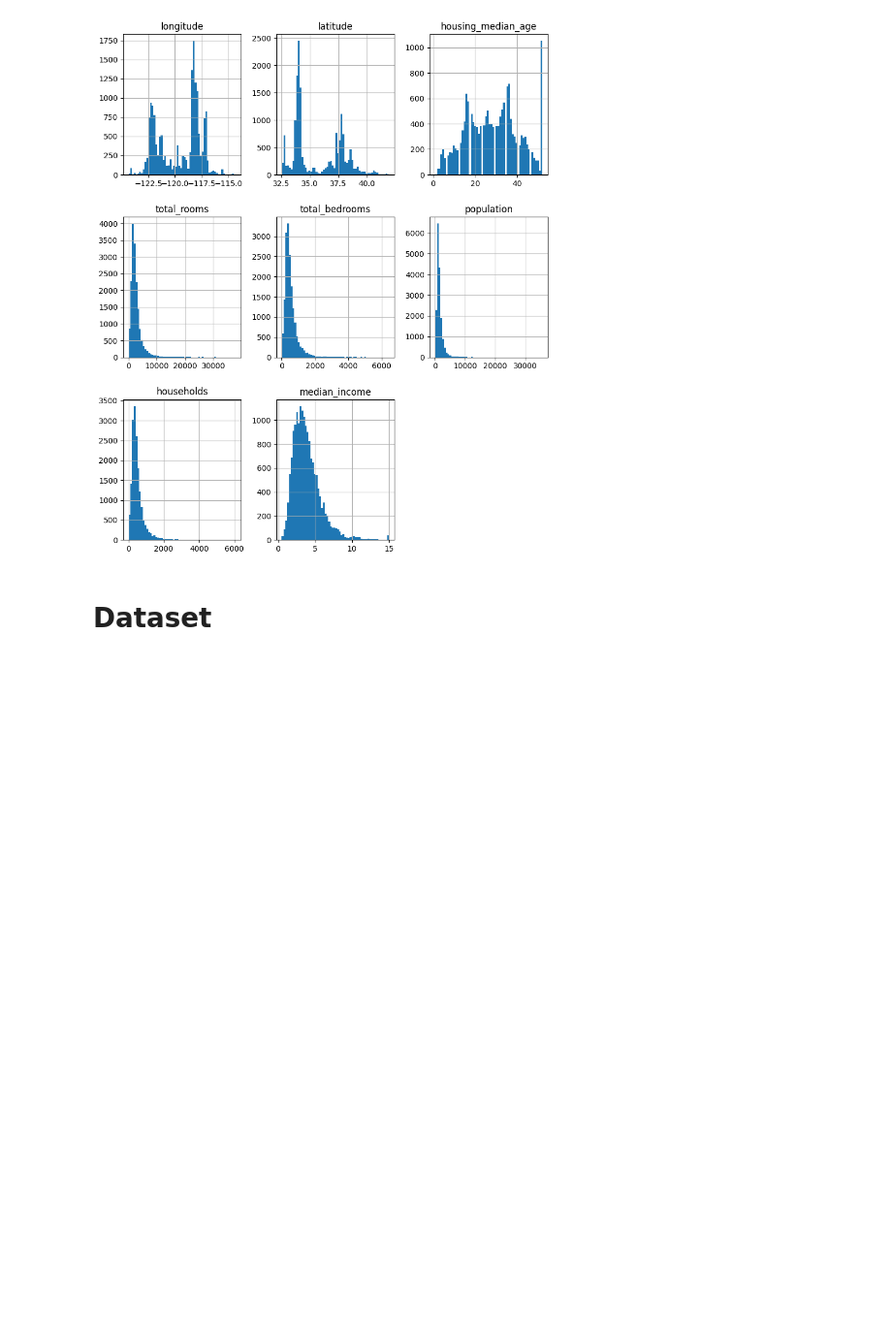
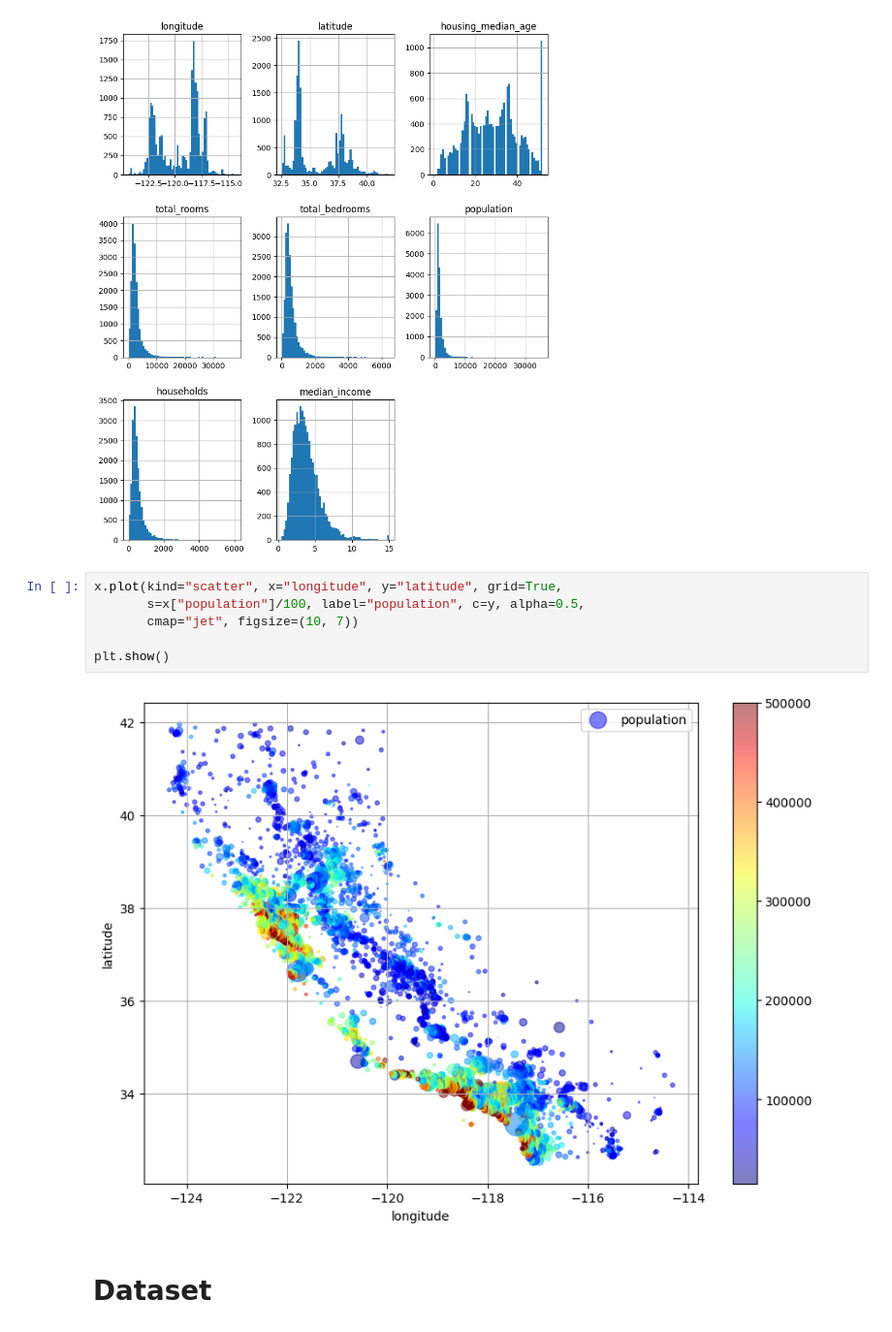
Before and after one commit to MetronWard/Computer-Vision-Course, a Jupyter notebook: Chapter_1_Pytorch_Fundamentals.ipynb, the cells around one changed output. Shown: that part at 97% size. Saved outputs shown, nothing was run; the diff lists cells and outputs as text; blank space fills up the shorter version.

```diff
--- a/Chapter_1_Pytorch_Fundamentals.ipynb
+++ b/Chapter_1_Pytorch_Fundamentals.ipynb
@@ -45,6 +45,14 @@ memory usage: 1.0 MB
 x.hist(figsize=(10, 12), bins=60);
 # %% [output]
 [figure]
+# %%
+x.plot(kind="scatter", x="longitude", y="latitude", grid=True,
+       s=x["population"]/100, label="population", c=y, alpha=0.5,
+       cmap="jet", figsize=(10, 7))
+
+plt.show()
+# %% [output]
+[figure, added]
 # %% [markdown]
 # Dataset
 # %% [markdown]
```
Also changed, not shown: parts of 12 cells of this notebook.
